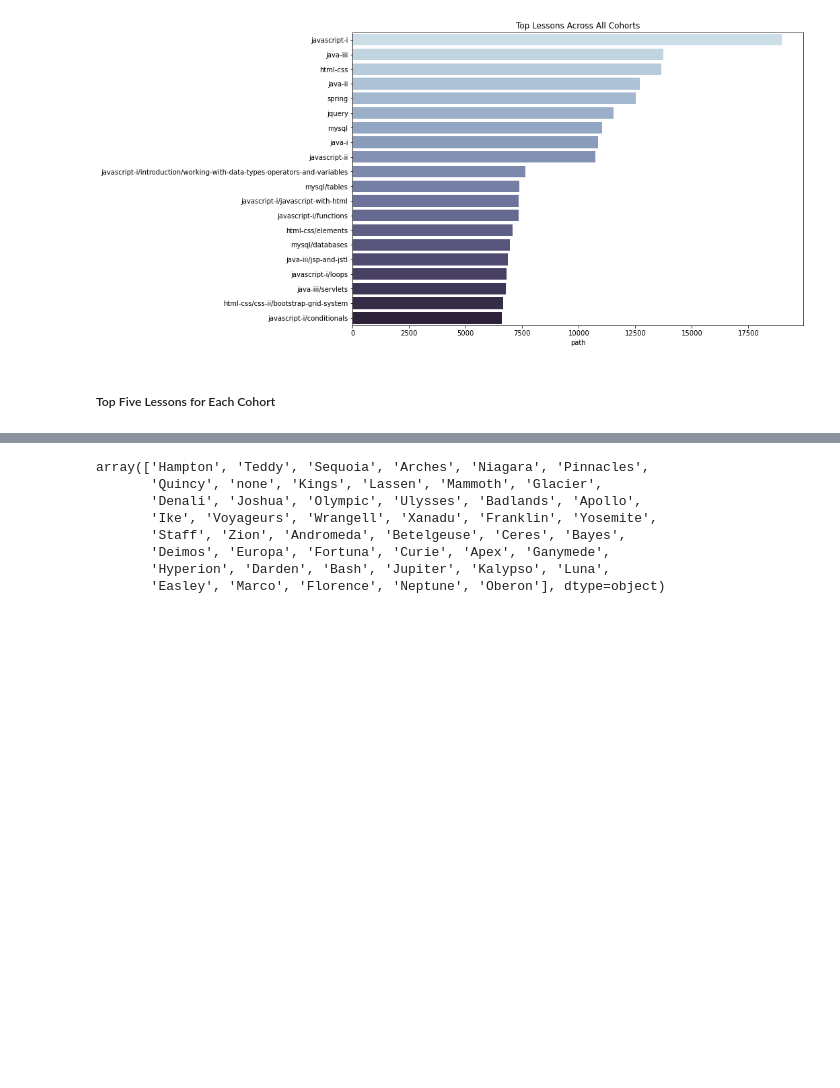
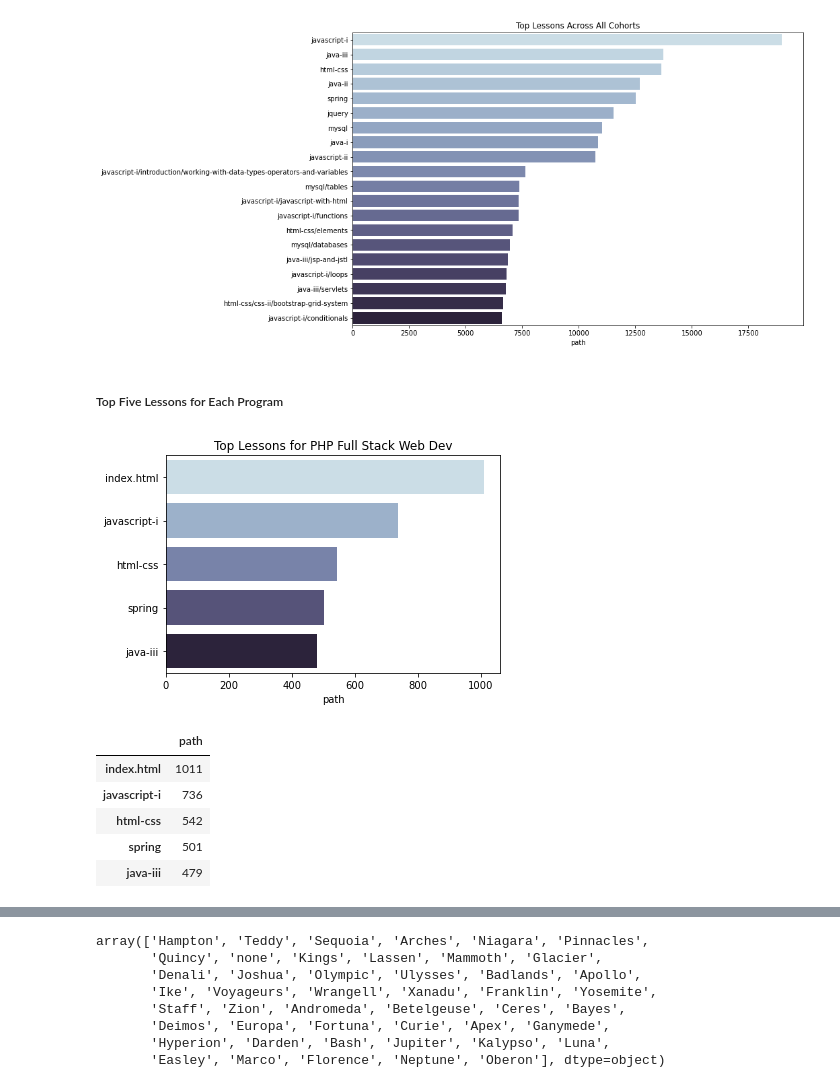
Before and after one commit to jeffakins/anomaly_detection_project, a Jupyter notebook: anomaly_detection_project.ipynb, the cells around one changed output, grey strips where cells are left out. Saved outputs shown, nothing was run; the diff lists cells and outputs as text; code cells hidden in the pictures; blank space fills up the shorter version.

```diff
--- a/anomaly_detection_project.ipynb
+++ b/anomaly_detection_project.ipynb
@@ -120,4 +119,21 @@ plt.show()
 # %% [output]
 [figure]
 # %% [markdown]
-##### Top Five Lessons for Each Cohort
+##### Top Five Lessons for Each Program
+# %%
+# Top lessons for PHP Web Dev
+top_course_lessons = pd.DataFrame(lesson[lesson.course_subdomain == 'php'].path.value_counts().head(5))
+plt.figure(figsize=(6, 4))
+sns.barplot(data=top_course_lessons,
+x="path", y=top_course_lessons.index, palette="ch:s=.25,rot=-.25", )
+plt.title('Top Lessons for PHP Full Stack Web Dev')
+plt.show()
+top_course_lessons
+# %% [output]
+[figure, added]
+|  | path |
+| index.html | 1011 |
+| javascript-i | 736 |
+| html-css | 542 |
+| spring | 501 |
+| java-iii | 479 |
```
Also changed, not shown: parts of 19 cells of this notebook.
